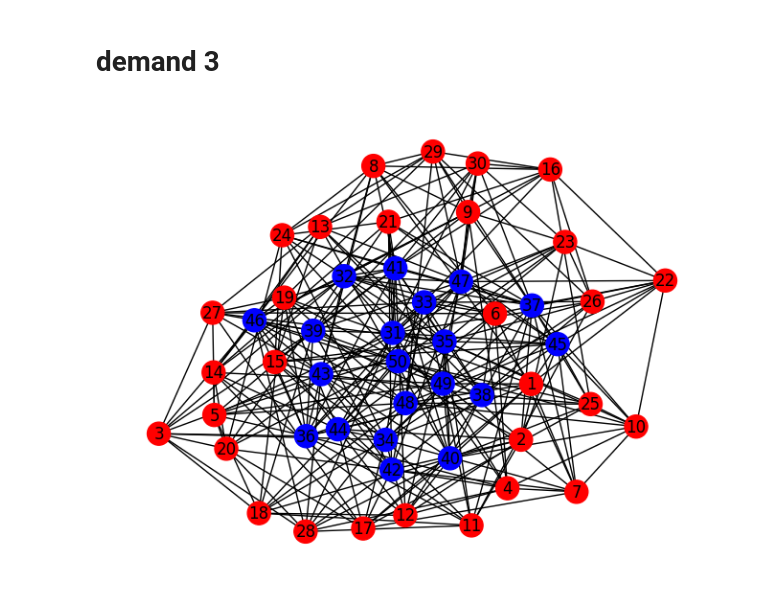
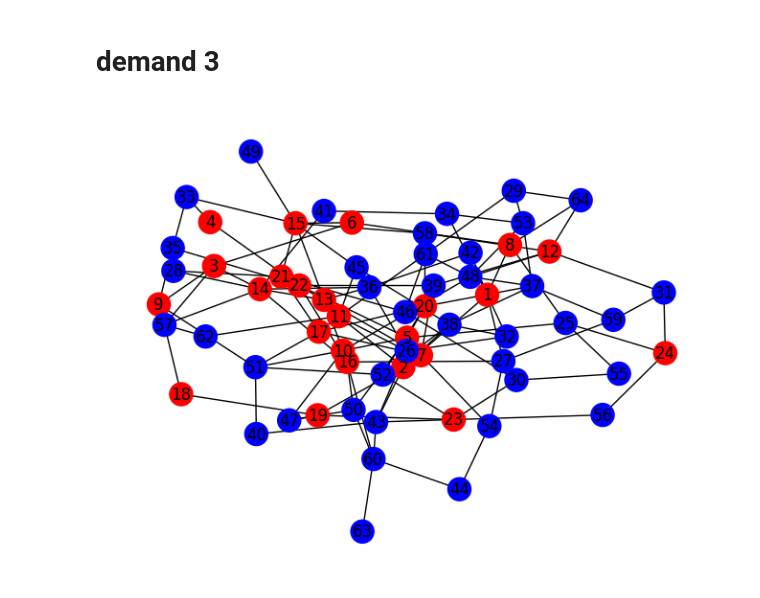
Before and after one commit to MSaeed1381/Simulation_Final_Project, a Jupyter notebook: part3.ipynb, the cells around one changed output. Cells and saved outputs as stored; diff of their text form; code cells hidden in the pictures.

```diff
--- a/part3.ipynb
+++ b/part3.ipynb
@@ -15,13 +15,15 @@ sys.setrecursionlimit(10000)
 # %% [markdown]
 # demand 3
 # %%
-p = 1
-n = 50
+p = 0.5
+n = 64
 d1 = 10
-d2 = 15
-rsrg_graph, color_map = gr.RSRG(p, n, d1, d2)
+d2 = 6
+
+for i in range (100):
+    rsrg_graph, color_map = gr.RSRG(p, n, d1, d2)
 
 nx.draw(rsrg_graph, node_color=color_map, with_labels=True)
 plt.show()
 # %% [output]
-[figure, old version]
+[figure, new version]
```
Also changed, not shown: parts of 26 cells of this notebook, 3 other files.
